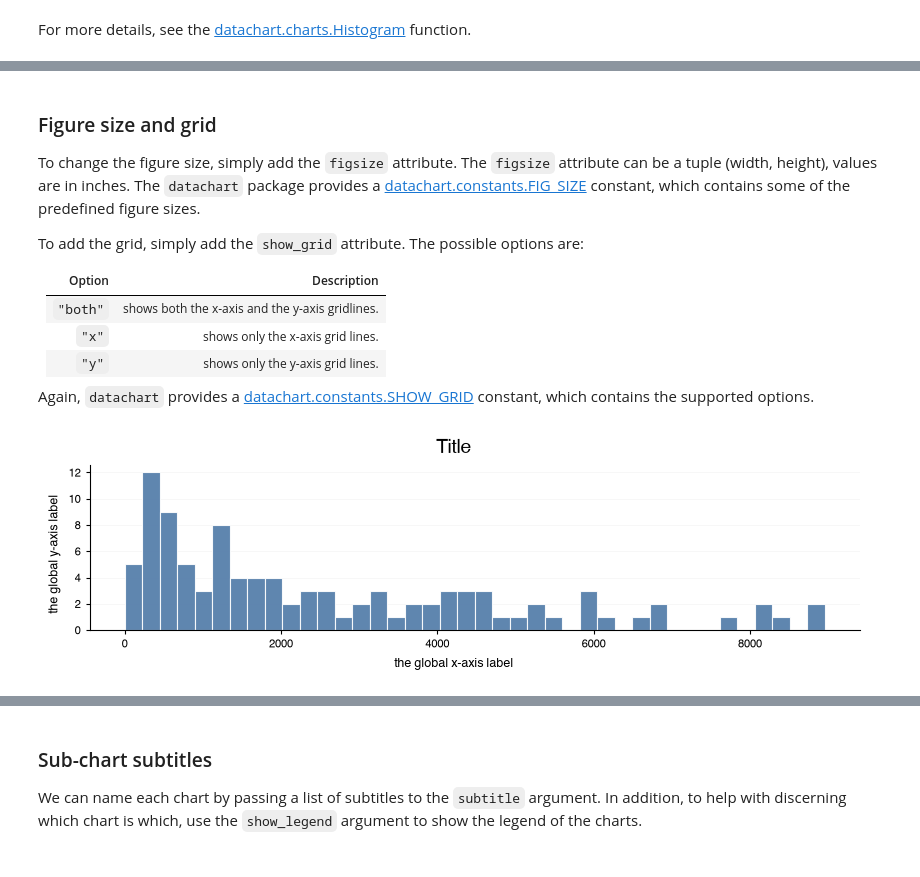
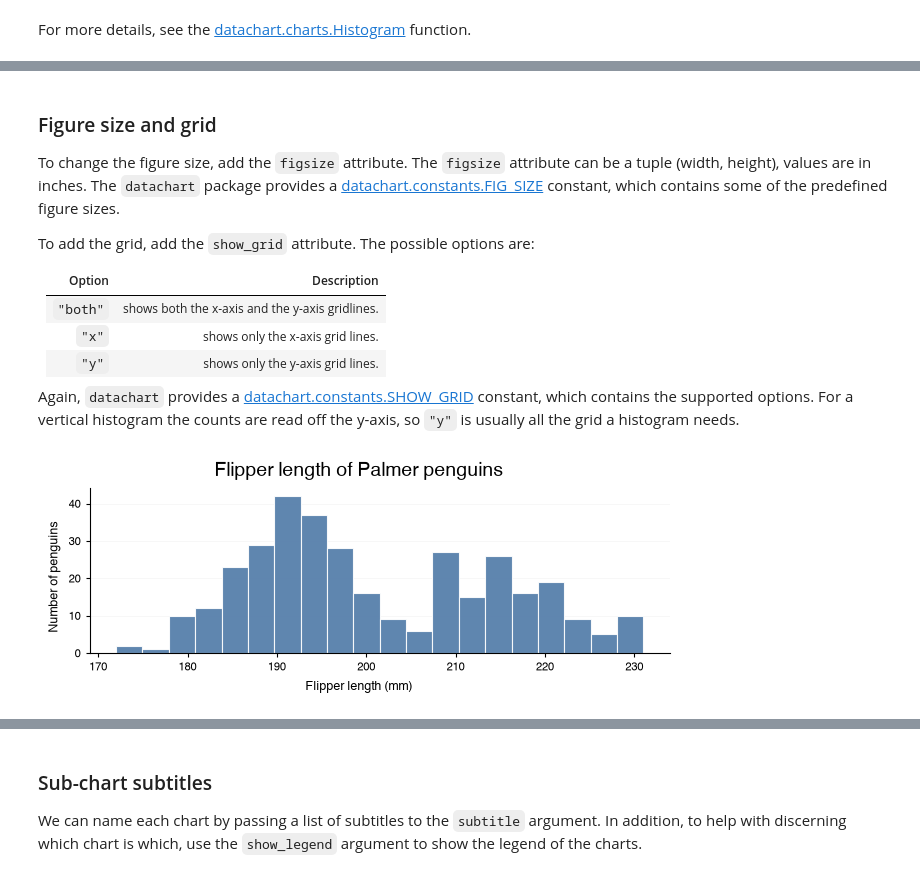
Before and after one commit to eriknovak/datachart, a Jupyter notebook: docs/how-to-guides/charts/histogram.ipynb, the cells around one changed output, grey strips where cells are left out. Saved outputs shown, nothing was run; the diff lists cells and outputs as text; code cells hidden in the pictures.

Commit message:
docs: revamp the histogram guide around the Palmer penguins dataset and add emphasis

```diff
--- a/docs/how-to-guides/charts/histogram.ipynb
+++ b/docs/how-to-guides/charts/histogram.ipynb
@@ -104,0 +209,16 @@ Histogram(
+# %%
+FLIPPER_TICKS = [170, 180, 190, 200, 210, 220, 230]
+
+Histogram(
+    data=penguins,
+    # add the title
+    title="Flipper length of Palmer penguins",
+    # add the x and y axis labels
+    xlabel="Flipper length (mm)",
+    ylabel="Number of penguins",
+    # tick the flipper length every 10 mm
+    xticks=FLIPPER_TICKS,
+    # fix the x-axis range
+    xmin=170,
+    xmax=235,
+).show()
@@ -105,9 +227,9 @@ Histogram(
 # %% [markdown]
 ### Figure size and grid
 
-To change the figure size, simply add the `figsize` attribute. The `figsize` attribute can be a tuple (width, height), values are in inches. The `datachart` package provides a [datachart.constants.FIG_SIZE](../../../references/constants/#datachart.constants.FIG_SIZE) constant, which contains some of the predefined figure sizes.
+To change the figure size, add the `figsize` attribute. The `figsize` attribute can be a tuple (width, height), values are in inches. The `datachart` package provides a [datachart.constants.FIG_SIZE](../../../references/constants/#datachart.constants.FIG_SIZE) constant, which contains some of the predefined figure sizes.
 
-To add the grid, simply add the `show_grid` attribute. The possible options are:
+To add the grid, add the `show_grid` attribute. The possible options are:
 
 | Option | Description |
 | --- | --- |
@@ -115,20 +237,20 @@ To add the grid, simply add the `show_grid` attribute. The possible options are:
 | `"x"` | shows only the x-axis grid lines. |
 | `"y"` | shows only the y-axis grid lines. |
 
-Again, `datachart` provides a [datachart.constants.SHOW_GRID](../../../references/constants/#datachart.constants.SHOW_GRID) constant, which contains the supported options.
+Again, `datachart` provides a [datachart.constants.SHOW_GRID](../../../references/constants/#datachart.constants.SHOW_GRID) constant, which contains the supported options. For a vertical histogram the counts are read off the y-axis, so `"y"` is usually all the grid a histogram needs.
 # %%
 from datachart.constants import FIG_SIZE, SHOW_GRID
 # %%
 Histogram(
-    data=chart_data,
-    title="Title",
-    xlabel="the global x-axis label",
-    ylabel="the global y-axis label",
+    data=penguins,
+    title="Flipper length of Palmer penguins",
+    xlabel="Flipper length (mm)",
+    ylabel="Number of penguins",
+    xticks=FLIPPER_TICKS,
     # add to determine the figure size
     figsize=FIG_SIZE.FULL_SHORT,
     # add to show the grid lines
     show_grid=SHOW_GRID.Y,
-    num_bins=40,
 ).show()
 # %% [output]
-[figure, old version]
+[figure, new version]
```
Also changed, not shown: parts of 76 cells of this notebook.
